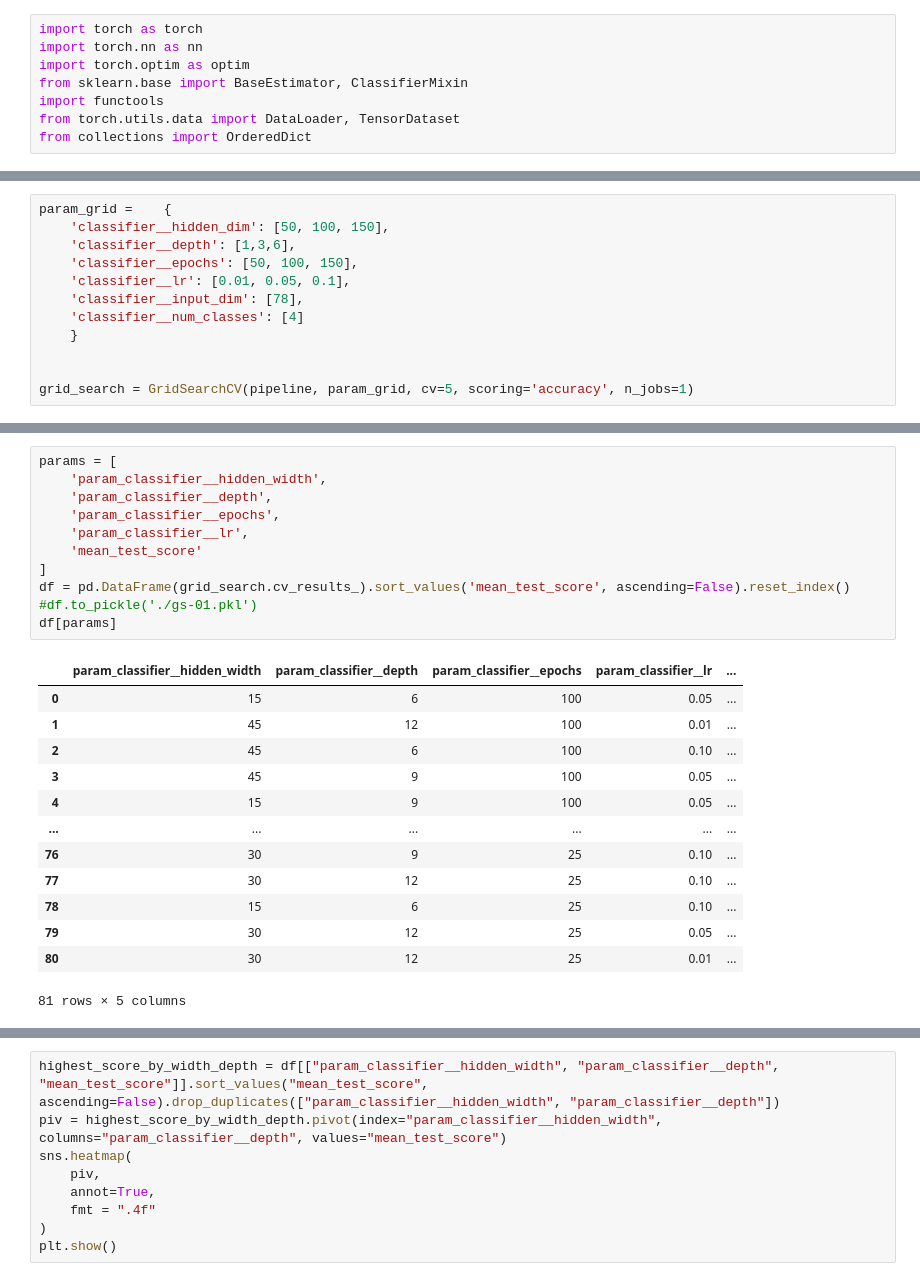
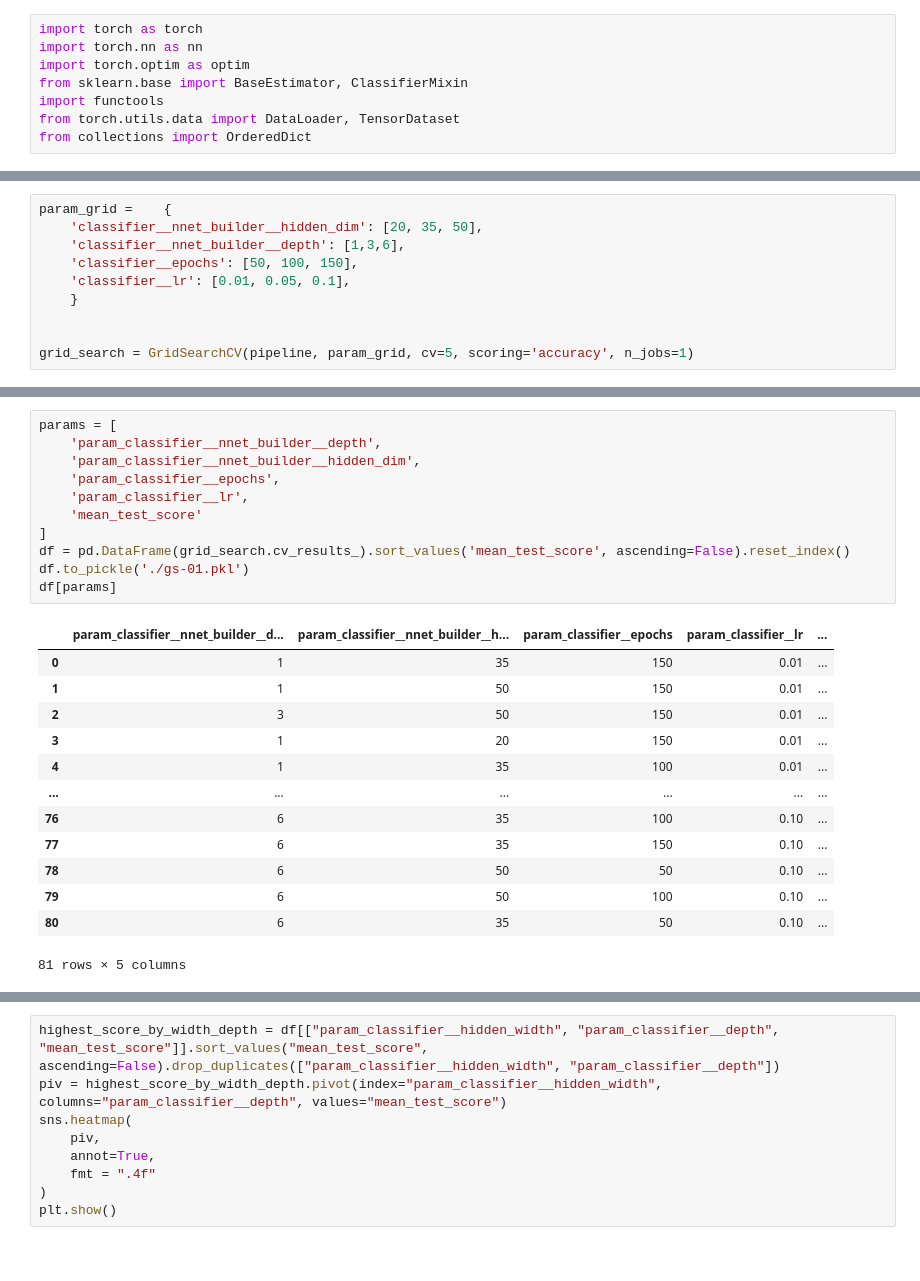
Before and after one commit to LeoCenturion/ceia-deep-learning, a Jupyter notebook: Untitled.ipynb, the cells around one changed output, grey strips where cells are left out. Saved outputs shown, nothing was run; the diff lists cells and outputs as text.

```diff
--- a/Untitled.ipynb
+++ b/Untitled.ipynb
@@ -752,11 +789,9 @@ weighted avg       0.72      0.71      0.70    440054
 # %%
 param_grid =    {
-    'classifier__hidden_dim': [50, 100, 150],
-    'classifier__depth': [1,3,6],
+    'classifier__nnet_builder__hidden_dim': [20, 35, 50],
+    'classifier__nnet_builder__depth': [1,3,6],
     'classifier__epochs': [50, 100, 150],
     'classifier__lr': [0.01, 0.05, 0.1],
-    'classifier__input_dim': [78],
-    'classifier__num_classes': [4]
     }
 
 
@@ -801,25 +819,25 @@ GridSearchCV(cv=5,
 # %%
 params = [
-    'param_classifier__hidden_width',
-    'param_classifier__depth',
+    'param_classifier__nnet_builder__depth',
+    'param_classifier__nnet_builder__hidden_dim',
     'param_classifier__epochs',
     'param_classifier__lr',
     'mean_test_score'
 ]
 df = pd.DataFrame(grid_search.cv_results_).sort_values('mean_test_score', ascending=False).reset_index()
-#df.to_pickle('./gs-01.pkl')
+df.to_pickle('./gs-01.pkl')
 df[params]
 # %% [output]
-|  | param_classifier__hidden_width | param_classifier__depth | param_classifier__epochs | param_classifier__lr | ... |
-| 0 | 15 | 6 | 100 | 0.05 | ... |
-| 1 | 45 | 12 | 100 | 0.01 | ... |
-| 2 | 45 | 6 | 100 | 0.10 | ... |
-| 3 | 45 | 9 | 100 | 0.05 | ... |
-| 4 | 15 | 9 | 100 | 0.05 | ... |
+|  | param_classifier__nnet_builder__d... | param_classifier__nnet_builder__h... | param_classifier__epochs | param_classifier__lr | ... |
+| 0 | 1 | 35 | 150 | 0.01 | ... |
+| 1 | 1 | 50 | 150 | 0.01 | ... |
+| 2 | 3 | 50 | 150 | 0.01 | ... |
+| 3 | 1 | 20 | 150 | 0.01 | ... |
+| 4 | 1 | 35 | 100 | 0.01 | ... |
 | ... | ... | ... | ... | ... | ... |
-| 76 | 30 | 9 | 25 | 0.10 | ... |
-| 77 | 30 | 12 | 25 | 0.10 | ... |
-| 78 | 15 | 6 | 25 | 0.10 | ... |
-| 79 | 30 | 12 | 25 | 0.05 | ... |
-| 80 | 30 | 12 | 25 | 0.01 | ... |
+| 76 | 6 | 35 | 100 | 0.10 | ... |
+| 77 | 6 | 35 | 150 | 0.10 | ... |
+| 78 | 6 | 50 | 50 | 0.10 | ... |
+| 79 | 6 | 50 | 100 | 0.10 | ... |
+| 80 | 6 | 35 | 50 | 0.10 | ... |
 81 rows × 5 columns
```
Also changed, not shown: parts of 14 cells of this notebook.
